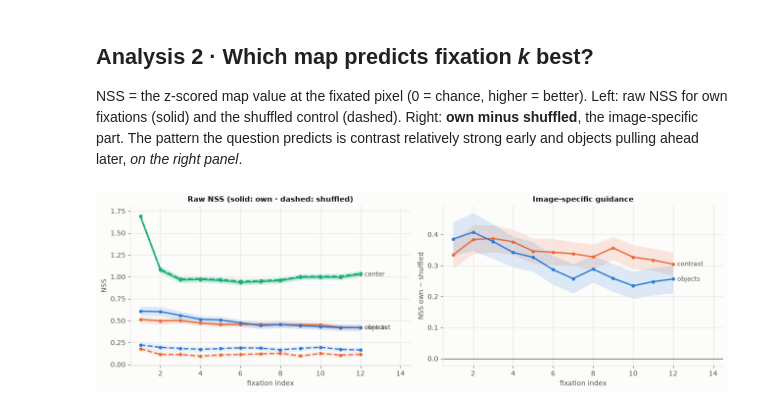
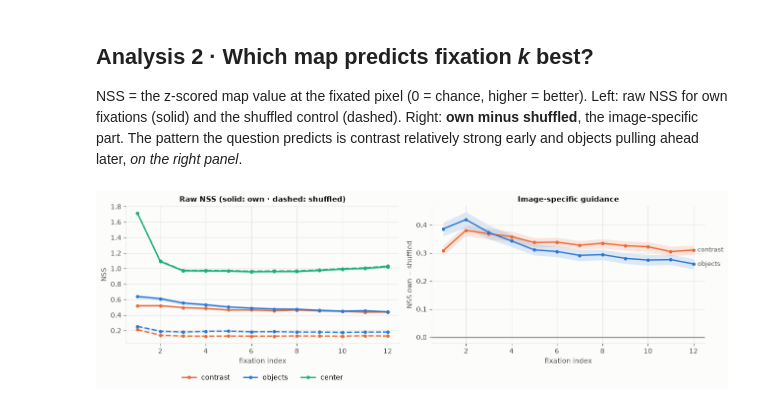
Before and after one commit to devMYurge/coco-freeview-gaze, a Jupyter notebook: analysis.ipynb, the cells around one changed output. Drawn from its saved outputs; the diff is of its cells as text; code cells hidden in the pictures.

Commit message:
Add figures, results and write-up

```diff
--- a/analysis.ipynb
+++ b/analysis.ipynb
@@ -45,12 +45,17 @@ FIX_JSON   = os.path.join(DATA_DIR, "COCOFreeView_fixations_trainval.json")
 STIM_DIR   = os.path.join(DATA_DIR, "stimuli")
 ANN_FILES  = sorted(glob.glob(os.path.join(DATA_DIR, "annotations", "instances_*2017.json")))
 
-N_IMAGES   = int(os.environ.get("FV_N_IMAGES", 800))  # start small; set to 0 for all images
+N_IMAGES   = int(os.environ.get("FV_N_IMAGES", 0))  # start small; set to 0 for all images
 DROP_FIRST = True     # fixation 0 is usually the central start dot (checked in section 1)
 MAX_IDX    = 12       # analyse fixations 1..MAX_IDX (later indices have few scanpaths)
 COMBINE    = "max"    # how contrast channels combine: "max" (V1SH-style) or "mean" (Itti-Koch-style)
 PX_PER_DEG = None     # set from the dataset README/paper to report saccades in degrees
 SEED       = 0
+
+# Robustness switches: re-run the notebook with these changed and compare figures
+MAX_OBJ_FRAC = None   # e.g. 0.5 drops images where one object covers > 50% (pizza-style images)
+N_BOOT_JOINT = 300    # bootstrap samples for the joint regression (lower it for a quick run)
+TAG = f"{COMBINE}" + (f"_maxobj{MAX_OBJ_FRAC}" if MAX_OBJ_FRAC else "")  # appended to figure names
 os.makedirs("figures", exist_ok=True); os.makedirs("cache", exist_ok=True)
 
 # chart style: recessive axes, thin lines, fixed colour per map
@@ -142,7 +147,7 @@ analysing 800 images, 115,517 fixations
 # %% [markdown]
 ## 3 · Score every fixation (cached)
 # %%
-cache = f"cache/scored_n{len(images)}_{COMBINE}_drop{int(DROP_FIRST)}_s{SEED}.pkl"
+cache = f"cache/scored_v2_n{len(images)}_{COMBINE}_drop{int(DROP_FIRST)}_s{SEED}.pkl"
 if os.path.exists(cache):
     own, shuf, info = pd.read_pickle(cache)
 else:
@@ -160,4 +165,16 @@ else:
     pd.to_pickle((own, shuf, info), cache)
 own = own[own.idx <= MAX_IDX]; shuf = shuf[shuf.idx <= MAX_IDX]
 print(f"{len(own):,} own fixations · {len(shuf):,} shuffled-control fixations")
+
+# Robustness filter: drop images dominated by a single object (applied after caching)
+print(f"largest single object: median {info.max_obj_frac.median():.0%} of the image; "
+      f"{(info.max_obj_frac > 0.5).mean():.0%} of images have one object covering > 50%")
+if MAX_OBJ_FRAC:
+    keep = set(info.loc[info.max_obj_frac <= MAX_OBJ_FRAC, "image"])
+    own, shuf = own[own.map_image.isin(keep)], shuf[shuf.map_image.isin(keep)]
+    if len(keep) < 30:
+        raise ValueError(f"MAX_OBJ_FRAC={MAX_OBJ_FRAC} keeps only {len(keep)} images; raise the threshold")
+    print(f"MAX_OBJ_FRAC={MAX_OBJ_FRAC}: keeping {len(keep):,} of {len(info):,} images")
+N_USED = own.map_image.nunique()
+print(f"N images in the analyses below: {N_USED:,}  ·  figure tag: {TAG}")
 # %% [output]
@@ -258,21 +269,22 @@ the question predicts is contrast relatively strong early and objects pulling ah
 # %%
 fig, (ax1, ax2) = plt.subplots(1, 2, figsize=(13, 4.2), sharex=True)
 for k in ["contrast", "objects", "center"]:
     d_own = fv.bootstrap_by_index(own, f"nss_{k}", MAX_IDX)
     d_sh = fv.bootstrap_by_index(shuf, f"nss_{k}", MAX_IDX)
-    ci_line(ax1, d_own, C[k], k)
-    ci_line(ax1, d_sh, C[k], k, dashed=True, end_label=False)
+    ci_line(ax1, d_own, C[k], k, end_label=False)            # legend instead: end labels collide
+    ci_line(ax1, d_sh, C[k], None, dashed=True, end_label=False)
     if k == "center":
         continue  # the centre map is the same for every image, so own - shuffled is not meaningful
     # image-level difference, then bootstrap over images
     po = own.groupby(["map_image", "idx"])[f"nss_{k}"].mean()
     ps = shuf.groupby(["map_image", "idx"])[f"nss_{k}"].mean()
     diff = (po - ps).dropna().rename("v").reset_index()
     ci_line(ax2, fv.bootstrap_by_index(diff, "v", MAX_IDX), C[k], k)
 ax1.set(xlabel="fixation index", ylabel="NSS", title="Raw NSS (solid: own · dashed: shuffled)",
-        xlim=(0.5, MAX_IDX + 2.5))
+        xlim=(0.5, MAX_IDX + 0.5))
+ax1.legend(loc="upper center", bbox_to_anchor=(0.5, -0.18), ncol=3)
 ax2.axhline(0, color=INK2, lw=1)
 ax2.set(xlabel="fixation index", ylabel="NSS own − shuffled", title="Image-specific guidance")
-plt.tight_layout(); plt.savefig("figures/20_nss_by_index.png", dpi=160); plt.show()
+plt.tight_layout(); plt.savefig(f"figures/20_nss_by_index_{TAG}.png", dpi=160); plt.show()
 # %% [output]
-[figure, old version]
+[figure, new version]
```
Also changed, not shown: parts of 15 cells of this notebook, 33 other files.
